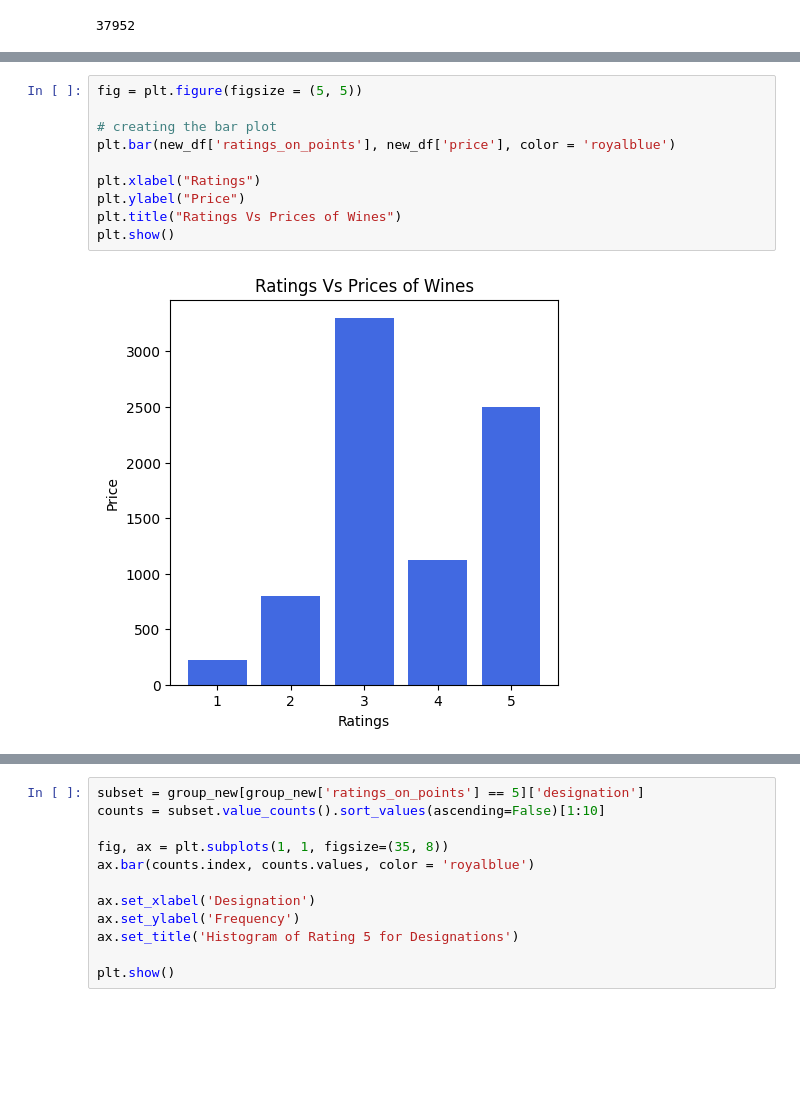
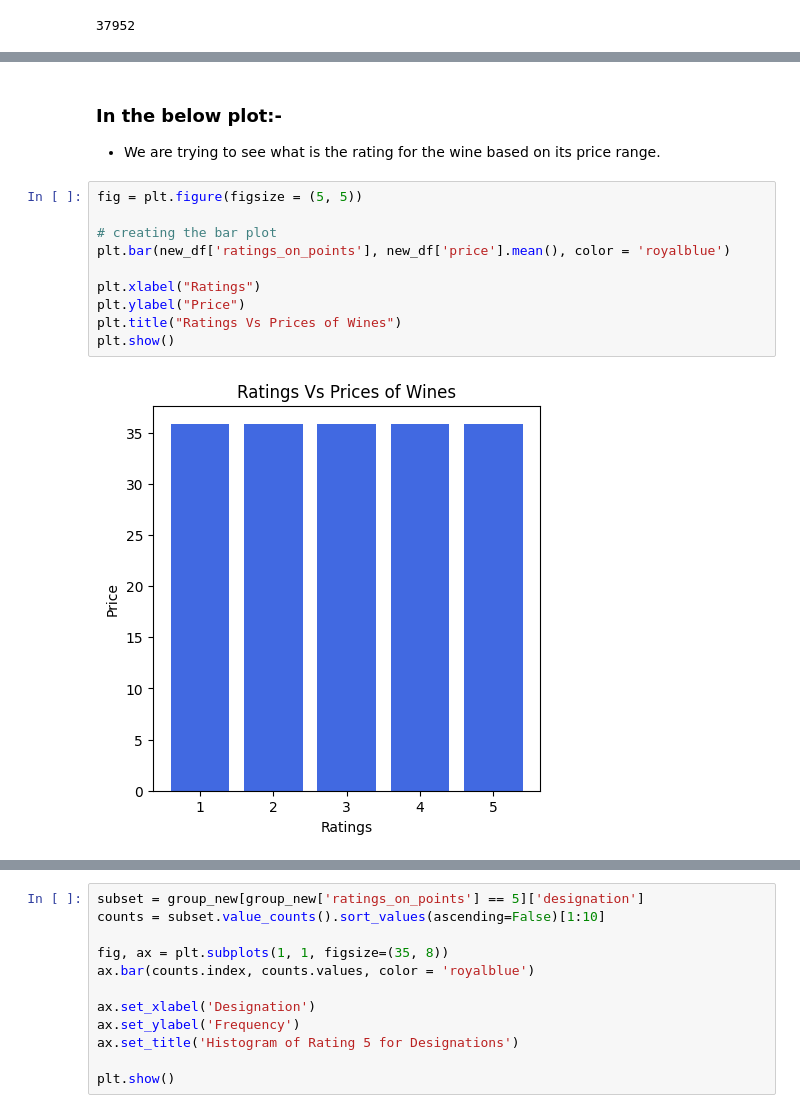
Before and after one commit to janmejoykar1807/KagglePracticeProject, a Jupyter notebook: Wine_Enthusiasts.ipynb, the cells around one changed output, grey strips where cells are left out. Drawn from its saved outputs; the diff is of its cells as text; blank space fills up the shorter version.

```diff
--- a/Wine_Enthusiasts.ipynb
+++ b/Wine_Enthusiasts.ipynb
@@ -513,13 +561,16 @@ df_dict['designation']
 37952 rows × 1 columns
+# %% [markdown]
+### In the below plot:-
+* We are trying to see what is the rating for the wine based on its price range.
 # %%
 fig = plt.figure(figsize = (5, 5))
 
 # creating the bar plot
-plt.bar(new_df['ratings_on_points'], new_df['price'], color = 'royalblue')
+plt.bar(new_df['ratings_on_points'], new_df['price'].mean(), color = 'royalblue')
 
 plt.xlabel("Ratings")
 plt.ylabel("Price")
 plt.title("Ratings Vs Prices of Wines")
 plt.show()
 # %% [output]
-[figure, old version]
+[figure, new version]
```
Also changed, not shown: parts of 39 cells of this notebook.
